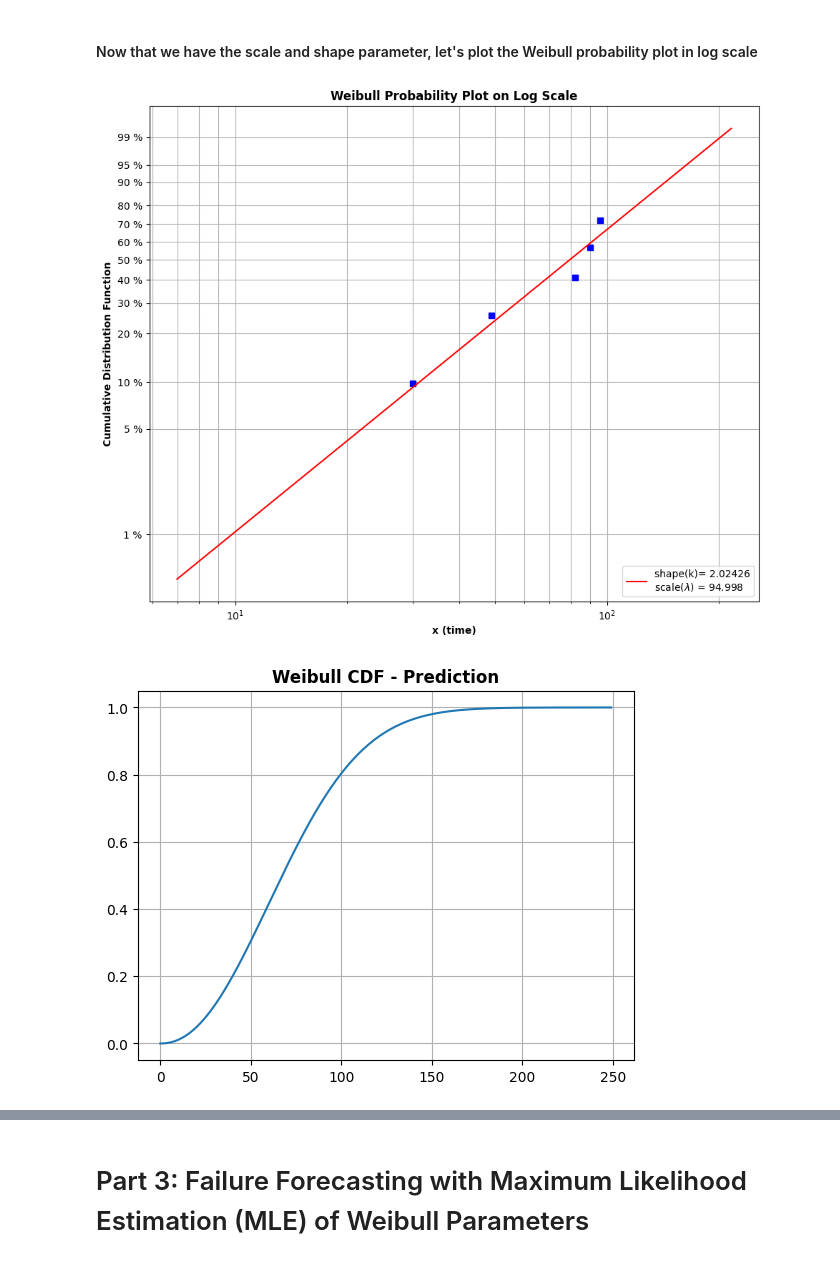
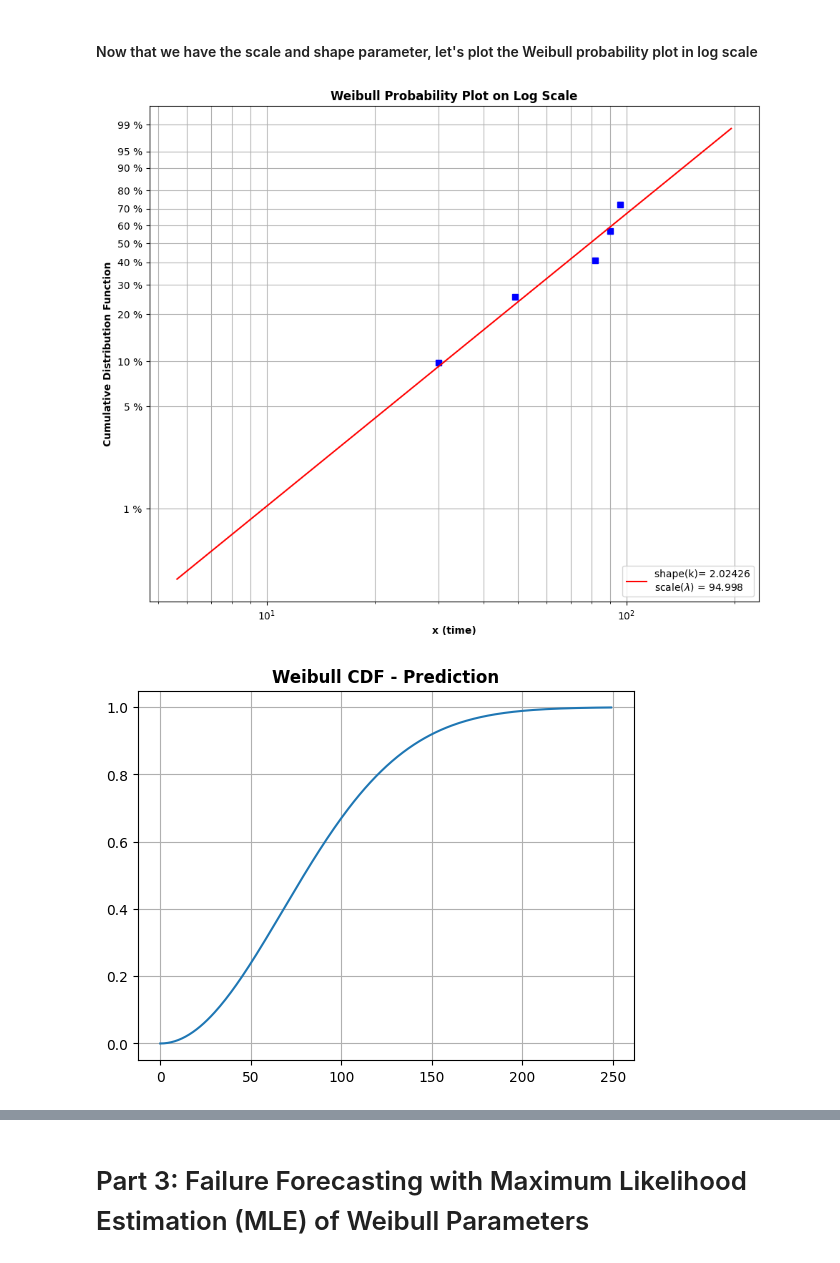
Before and after one commit to pybokeh/forecasting, a Jupyter notebook: notebooks/Weibull_Analysis.ipynb, the cells around one changed output, grey strips where cells are left out. Saved outputs shown, nothing was run; the diff lists cells and outputs as text; code cells hidden in the pictures.

Commit message:
Fixed ranked regression with MLE plot

```diff
--- a/notebooks/Weibull_Analysis.ipynb
+++ b/notebooks/Weibull_Analysis.ipynb
@@ -262,7 +266,7 @@ To perform failure forecasting with suspended units, the analysis workflow is th
 #### Let's add the necessary data elements: `rank`, `rev_rank`, `adj_rank`, and `median_rank`
 # %%
 # Make sure the data set is sorted by DTF in ascending order
-df.sort_values(by="DTF")
+df.sort_values(by="DTF", inplace=True)
 
 global prev_adj_rank
 prev_adj_rank = [0]
@@ -420,16 +424,14 @@ ax.yaxis.grid()
 ax.xaxis.grid(which='both')
 plt.show()
 # %% [output]
-[figure, old version]
+[figure, new version]
 # %%
-shape = 2.16464
-scale = 79.802
 x = np.arange(0,250)
 y = 1-np.exp(-(x/scale)**shape) # This is the equation for Weibull CDF as illustrated above
 
 plt.plot(x,y)
 plt.title("Weibull CDF - Prediction",weight='bold')
 plt.grid()
 plt.show()
 # %% [output]
-[figure, old version]
+[figure, new version]
```
Also changed, not shown: parts of 14 cells of this notebook.
